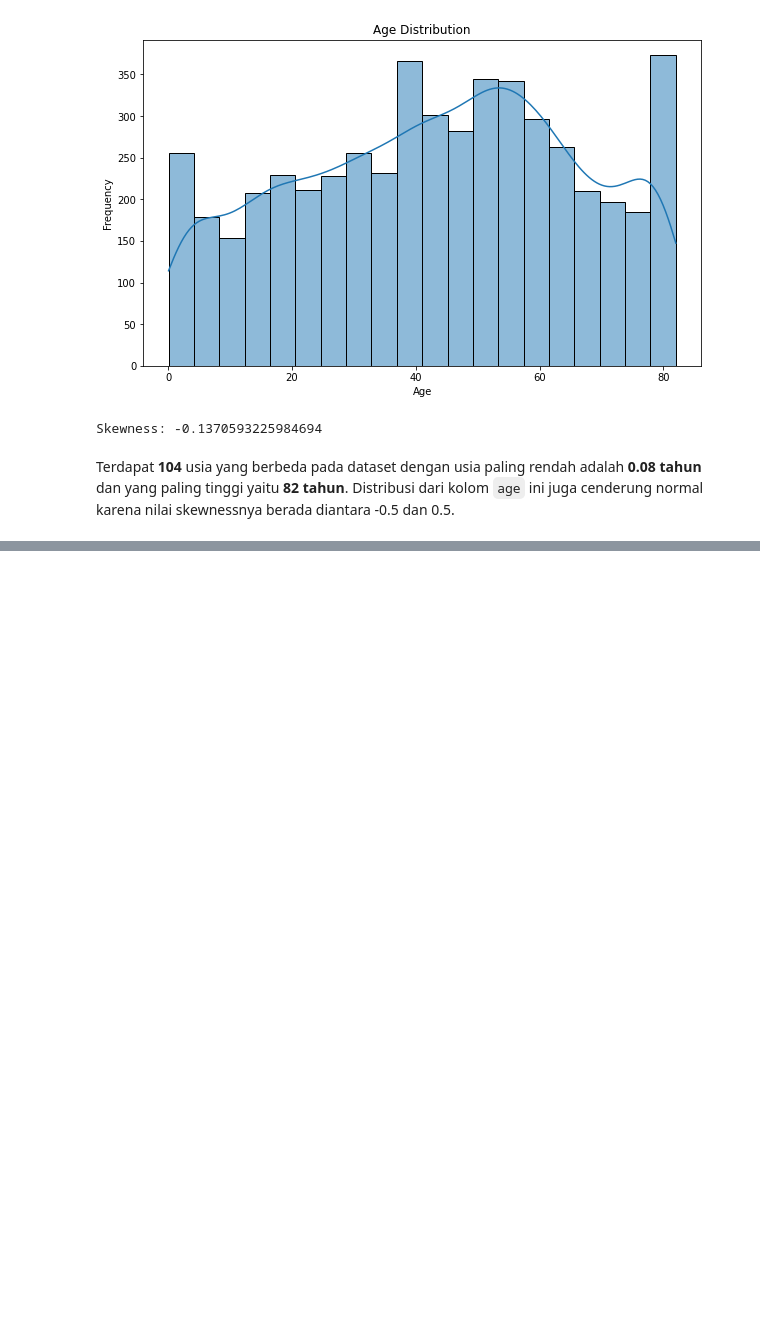
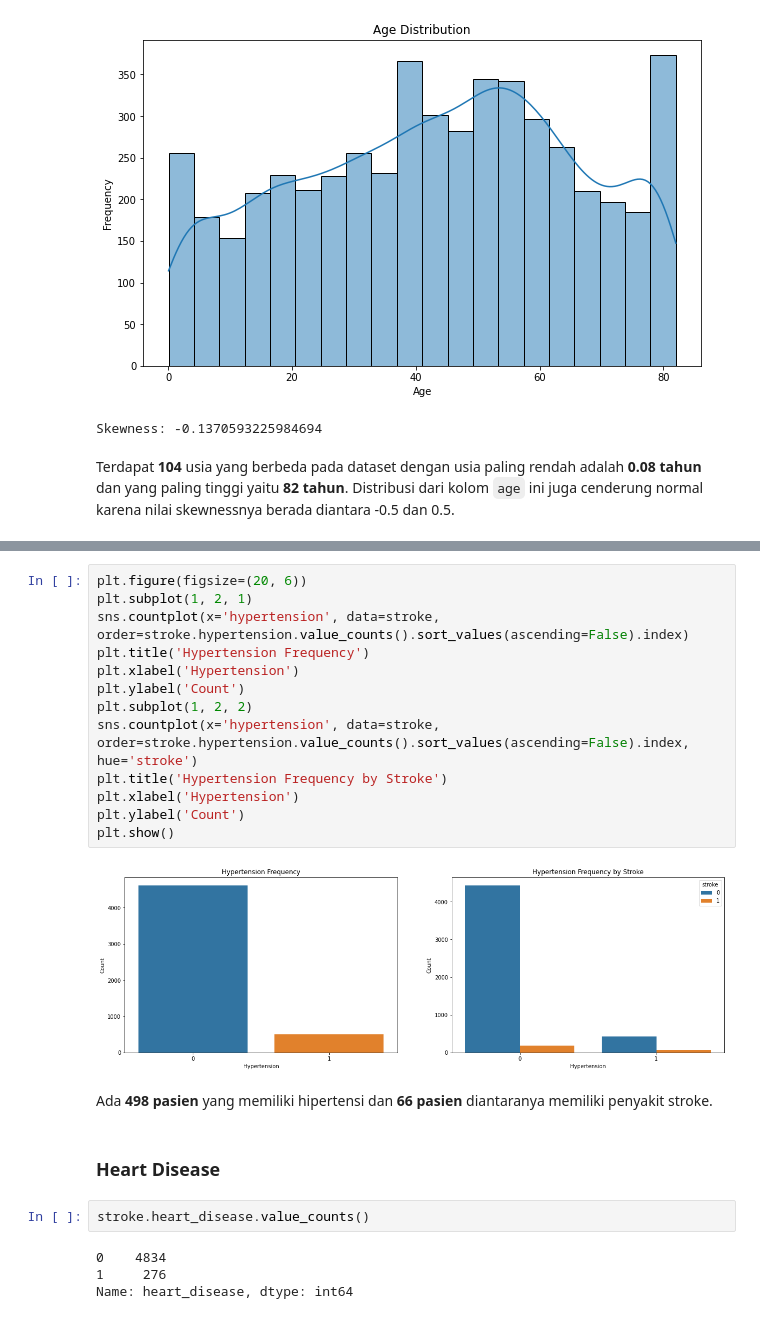
Before and after one commit to Penzragon/h8dsft_LogisticRegression, a Jupyter notebook: script.ipynb, the cells around one changed output, grey strips where cells are left out. Saved outputs shown, nothing was run; the diff lists cells and outputs as text; blank space fills up the shorter version.

```diff
--- a/script.ipynb
+++ b/script.ipynb
@@ -263,0 +281,25 @@ Terdapat **104** usia yang berbeda pada dataset dengan usia paling rendah adalah
+# %%
+plt.figure(figsize=(20, 6))
+plt.subplot(1, 2, 1)
+sns.countplot(x='hypertension', data=stroke, order=stroke.hypertension.value_counts().sort_values(ascending=False).index)
+plt.title('Hypertension Frequency')
+plt.xlabel('Hypertension')
+plt.ylabel('Count')
+plt.subplot(1, 2, 2)
+sns.countplot(x='hypertension', data=stroke, order=stroke.hypertension.value_counts().sort_values(ascending=False).index, hue='stroke')
+plt.title('Hypertension Frequency by Stroke')
+plt.xlabel('Hypertension')
+plt.ylabel('Count')
+plt.show()
+# %% [output]
+[figure, added]
+# %% [markdown]
+Ada **498 pasien** yang memiliki hipertensi dan **66 pasien** diantaranya memiliki penyakit stroke.
+# %% [markdown]
+### Heart Disease
+# %%
+stroke.heart_disease.value_counts()
+# %% [output]
+0    4834
+1     276
+Name: heart_disease, dtype: int64
```
Also changed, not shown: parts of 10 cells of this notebook.
